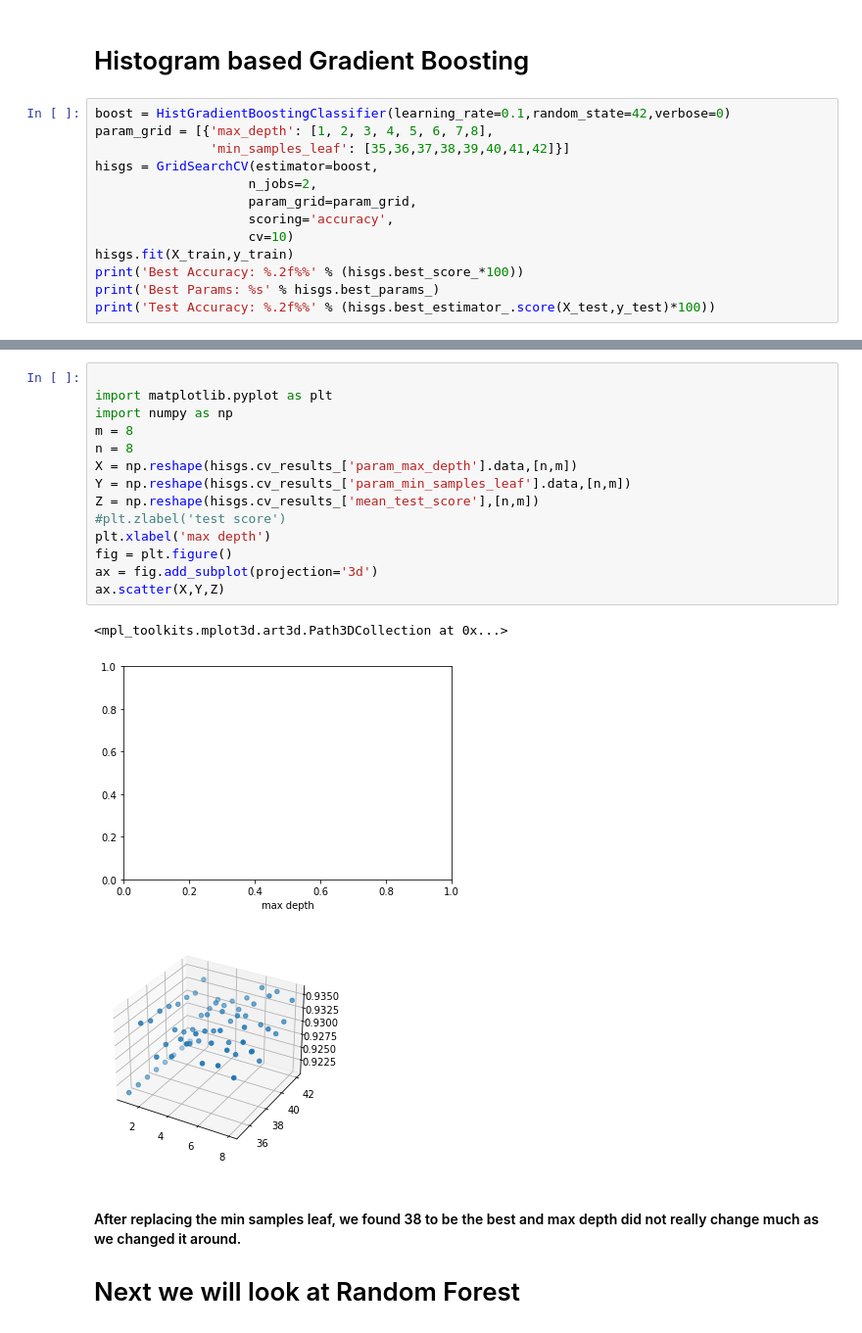
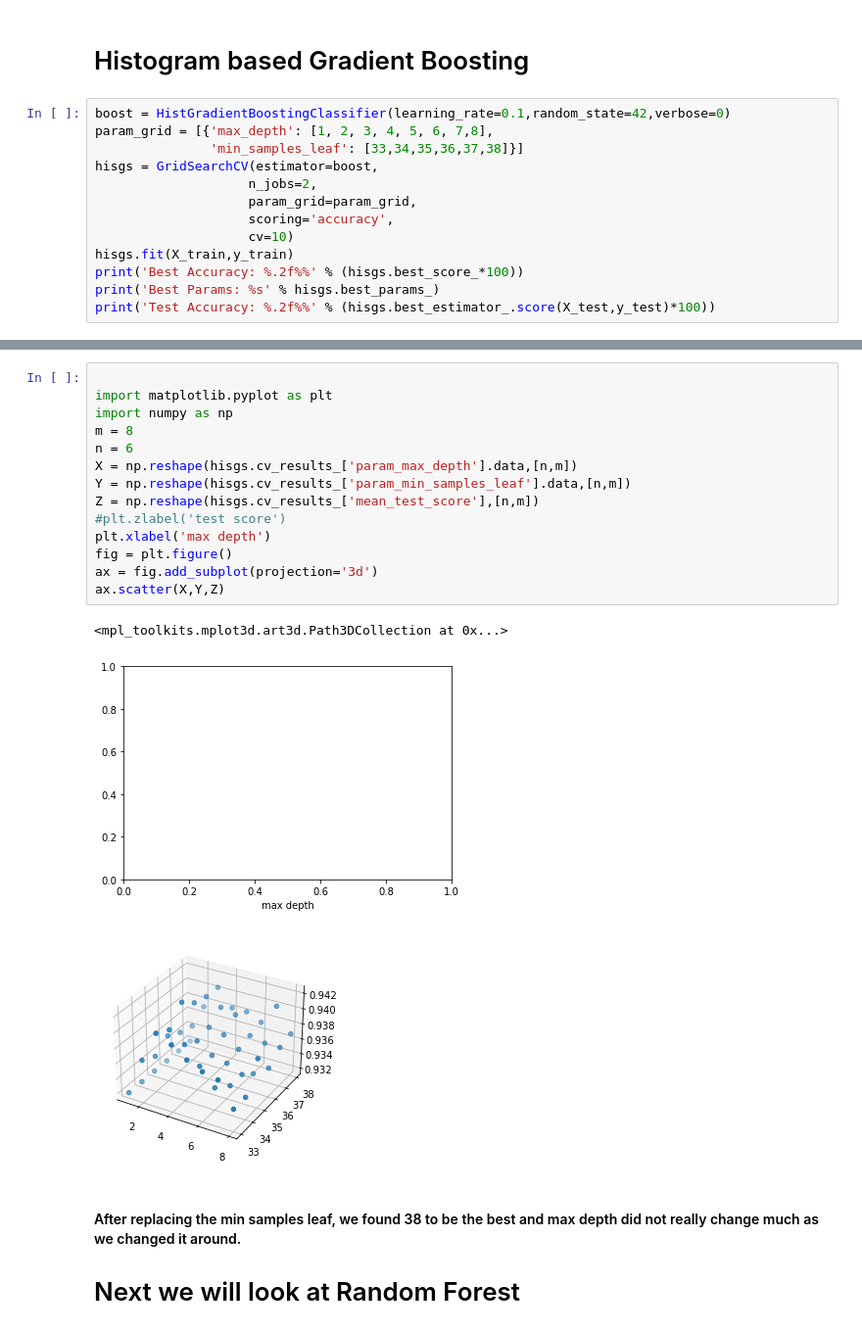
Before and after one commit to ma7thmaster/NewFootballAnalyticsCleaned, a Jupyter notebook: models/model_selection.ipynb, the cells around one changed output, grey strips where cells are left out. Shown at 98% size. Drawn from its saved outputs; the diff is of its cells as text.

```diff
--- a/models/model_selection.ipynb
+++ b/models/model_selection.ipynb
@@ -26,7 +40,7 @@ X_train, X_test, y_train, y_test = train_test_split(X, y, random_state=123, test
 # %%
 boost = HistGradientBoostingClassifier(learning_rate=0.1,random_state=42,verbose=0)
 param_grid = [{'max_depth': [1, 2, 3, 4, 5, 6, 7,8],
-               'min_samples_leaf': [35,36,37,38,39,40,41,42]}]
+               'min_samples_leaf': [33,34,35,36,37,38]}]
 hisgs = GridSearchCV(estimator=boost,
                     n_jobs=2,
                     param_grid=param_grid,
@@ -50,21 +66,21 @@ print(test_acc)
 # %%
 
 import matplotlib.pyplot as plt
 import numpy as np
 m = 8
-n = 8
+n = 6
 X = np.reshape(hisgs.cv_results_['param_max_depth'].data,[n,m])
 Y = np.reshape(hisgs.cv_results_['param_min_samples_leaf'].data,[n,m])
 Z = np.reshape(hisgs.cv_results_['mean_test_score'],[n,m])
 #plt.zlabel('test score')
 plt.xlabel('max depth')
 fig = plt.figure()
 ax = fig.add_subplot(projection='3d')
 ax.scatter(X,Y,Z)
 # %% [output]
 <mpl_toolkits.mplot3d.art3d.Path3DCollection at 0x...>
 [figure]
-[figure, old version]
+[figure, new version]
 # %% [markdown]
 #### After replacing the min samples leaf, we found 38 to be the best and max depth did not really change much as we changed it around.
 
```
Also changed, not shown: parts of 14 cells of this notebook.
